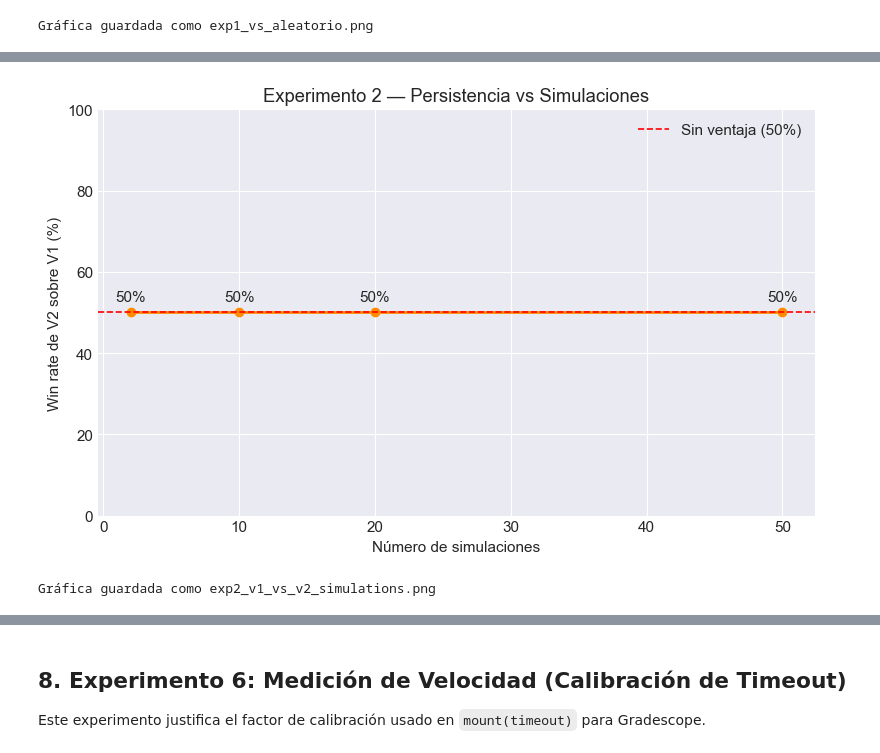
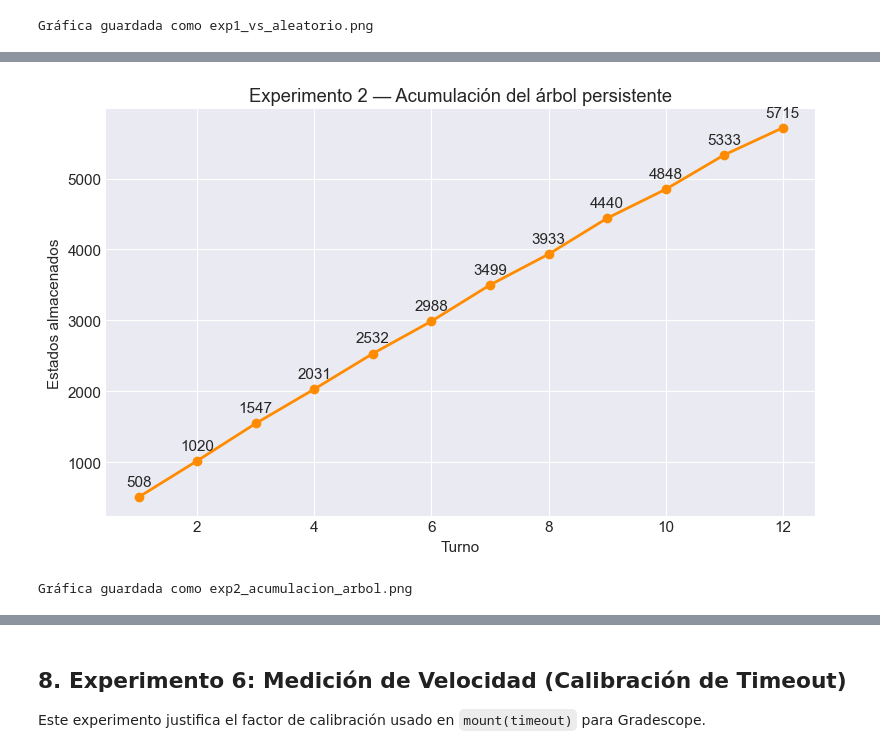
Before and after one commit to Ana3Lu/Connect4-Tournament, a Jupyter notebook: groups/Ana/entrega.ipynb, the cells around one changed output, grey strips where cells are left out. Cells and saved outputs as stored; diff of their text form; code cells hidden in the pictures.

```diff
--- a/groups/Ana/entrega.ipynb
+++ b/groups/Ana/entrega.ipynb
@@ -187,59 +209,60 @@ A medida que aumenta el número de simulaciones, la diferencia debería reducirs
 # %%
-print('Experimento 2: V1 vs V2 variando num_simulations')
+print('Experimento 2: Acumulación intra-partida del árbol MCTS')
 print('=' * 60)
 
-sim_configs = [2, 10, 20, 50]
+agent_v2 = AnaPolicyPersistent(20)
+agent_v2.mount()
 
-v2_winrates = []
+state = ConnectState()
 
-for sims in sim_configs:
+turns = []
+states_accumulated = []
 
-    print(f'\nsims = {sims}')
+for turn in range(12):
 
-    r = run_tournament(
-        AnaPolicy(sims),
-        AnaPolicyPersistent(sims),
-        30,
-        f'V1-{sims}',
-        f'V2-{sims}'
-    )
+    if state.is_final():
+        break
 
-    v2_wr = 1 - r["win_rate_a"]
-    v2_winrates.append(v2_wr)
+    action = agent_v2.act(state.board)
 
-    print(f'Win rate V2: {v2_wr:.1%}')
+    # cantidad de estados acumulados en el árbol persistente
+    n_states = len(agent_v2._N_s)
+
+    turns.append(turn + 1)
+    states_accumulated.append(n_states)
+
+    print(f'Turno {turn+1:2d} -> {n_states:4d} estados acumulados')
+
+    # avanzar partida
+    state = state.transition(int(action))
 
 # gráfica
-fig, ax = plt.subplots(figsize=(8, 5))
+fig, ax = plt.subplots(figsize=(8,5))
 
 ax.plot(
-    sim_configs,
-    [wr * 100 for wr in v2_winrates],
+    turns,
+    states_accumulated,
     'o-',
     linewidth=2,
     color='darkorange'
 )
 
-ax.axhline(50, color='red', linestyle='--', linewidth=1.2,
-           label='Sin ventaja (50%)')
+ax.set_xlabel('Turno')
+ax.set_ylabel('Estados almacenados')
+ax.set_title('Experimento 2 — Acumulación del árbol persistente')
 
-ax.set_xlabel('Número de simulaciones')
-ax.set_ylabel('Win rate de V2 sobre V1 (%)')
-ax.set_title('Experimento 2 — Persistencia vs Simulaciones')
-
-ax.set_ylim(0, 100)
-
-for x, y in zip(sim_configs, v2_winrates):
-    ax.annotate(f'{y:.0%}', (x, y * 100),
-                textcoords='offset points',
-                xytext=(0, 8),
-                ha='center')
-
-ax.legend()
+for x, y in zip(turns, states_accumulated):
+    ax.annotate(
+        str(y),
+        (x, y),
+        textcoords='offset points',
+        xytext=(0, 8),
+        ha='center'
+    )
 
 plt.tight_layout()
-plt.savefig('exp2_v1_vs_v2_simulations.png', dpi=120)
+plt.savefig('exp2_acumulacion_arbol.png', dpi=120)
 plt.show()
 
-print('Gráfica guardada como exp2_v1_vs_v2_simulations.png')
+print('Gráfica guardada como exp2_acumulacion_arbol.png')
 # %% [output]
@@ -263,3 +283,3 @@ Win rate V2: 50.0%
-[figure, old version]
+[figure, new version]
-Gráfica guardada como exp2_v1_vs_v2_simulations.png
+Gráfica guardada como exp2_acumulacion_arbol.png
 # %% [markdown]
```
Also changed, not shown: parts of 14 cells of this notebook, 6 other files.
